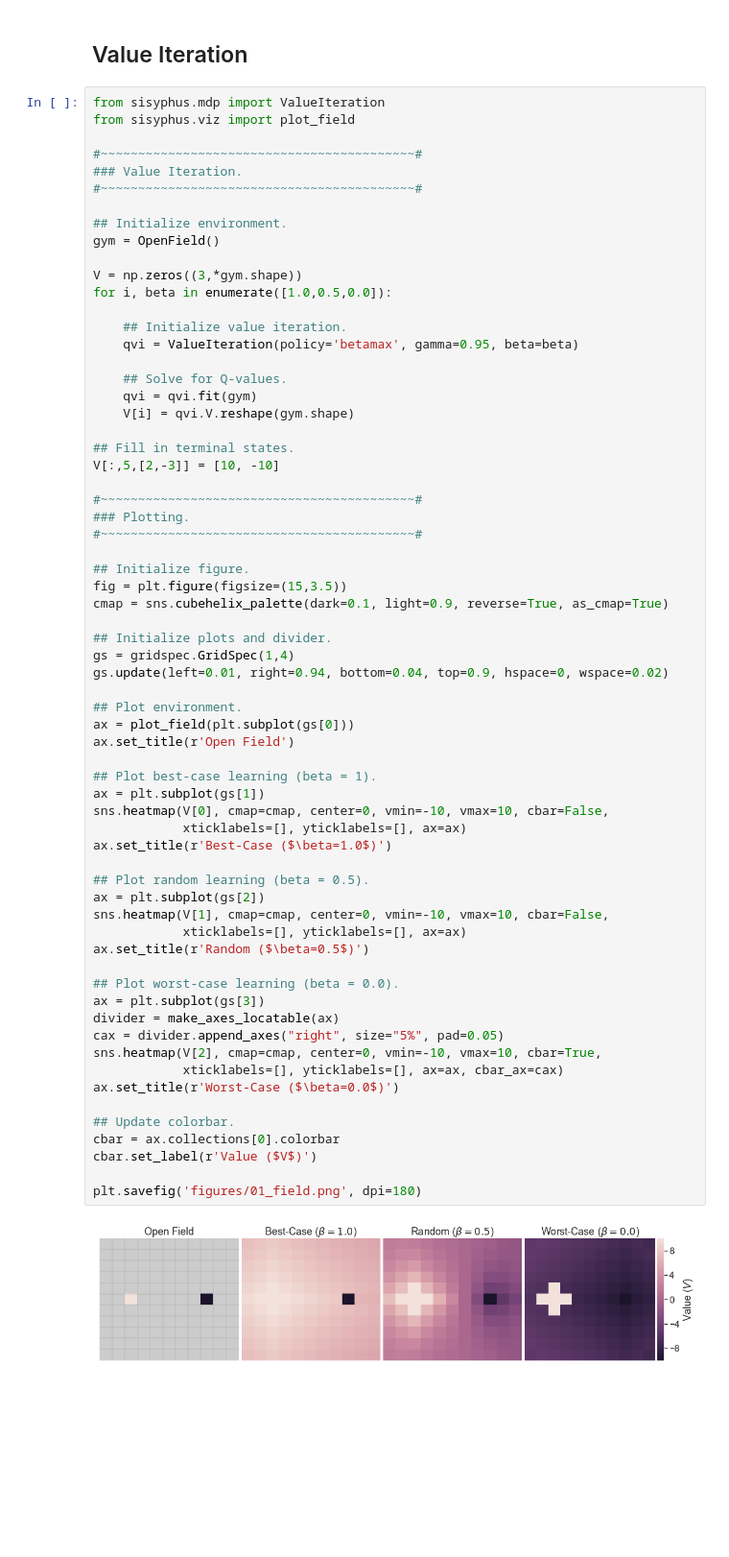
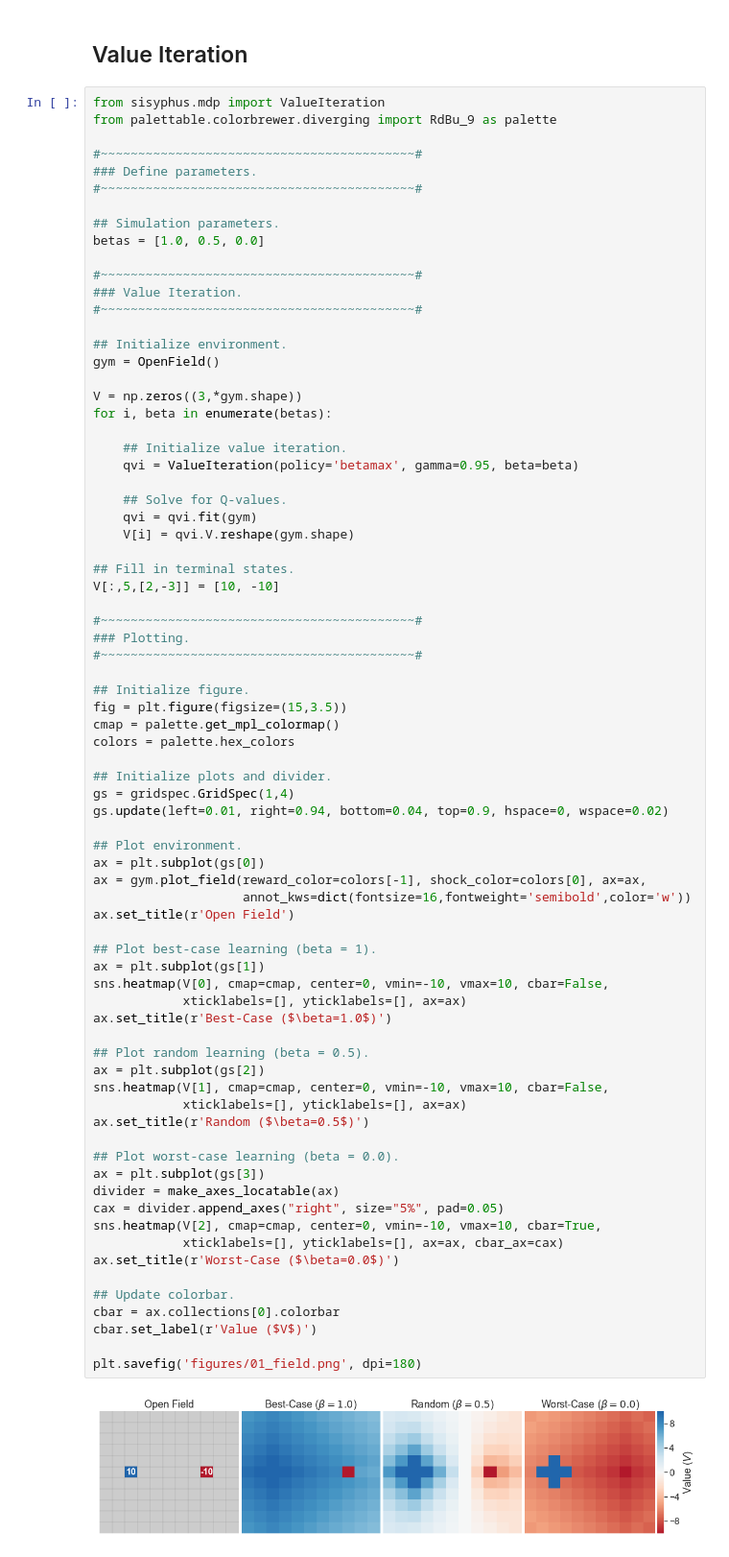
Before and after one commit to ndawlab/seqanx, a Jupyter notebook: 01_OpenField.ipynb, the cells around one changed output. Shown: that part at 96% size. Cells and saved outputs as stored; diff of their text form; blank space fills up the shorter version.

Commit message:
overhaul of figures. need to finish few more

```diff
--- a/01_OpenField.ipynb
+++ b/01_OpenField.ipynb
@@ -14,7 +14,14 @@ sns.set_context('notebook', font_scale=1.5)
 ## Value Iteration
 # %%
 from sisyphus.mdp import ValueIteration
-from sisyphus.viz import plot_field
+from palettable.colorbrewer.diverging import RdBu_9 as palette
+
+#~~~~~~~~~~~~~~~~~~~~~~~~~~~~~~~~~~~~~~~~~~#
+### Define parameters.
+#~~~~~~~~~~~~~~~~~~~~~~~~~~~~~~~~~~~~~~~~~~#
+
+## Simulation parameters.
+betas = [1.0, 0.5, 0.0]
 
 #~~~~~~~~~~~~~~~~~~~~~~~~~~~~~~~~~~~~~~~~~~#
 ### Value Iteration.
@@ -24,7 +31,7 @@ from sisyphus.viz import plot_field
 gym = OpenField()
 
 V = np.zeros((3,*gym.shape))
-for i, beta in enumerate([1.0,0.5,0.0]):
+for i, beta in enumerate(betas):
 
     ## Initialize value iteration.
     qvi = ValueIteration(policy='betamax', gamma=0.95, beta=beta)
@@ -42,40 +49,43 @@ V[:,5,[2,-3]] = [10, -10]
 
 ## Initialize figure.
 fig = plt.figure(figsize=(15,3.5))
-cmap = sns.cubehelix_palette(dark=0.1, light=0.9, reverse=True, as_cmap=True)
+cmap = palette.get_mpl_colormap()
+colors = palette.hex_colors
 
 ## Initialize plots and divider.
 gs = gridspec.GridSpec(1,4)
 gs.update(left=0.01, right=0.94, bottom=0.04, top=0.9, hspace=0, wspace=0.02)
 
 ## Plot environment.
-ax = plot_field(plt.subplot(gs[0]))
+ax = plt.subplot(gs[0])
+ax = gym.plot_field(reward_color=colors[-1], shock_color=colors[0], ax=ax,
+                    annot_kws=dict(fontsize=16,fontweight='semibold',color='w'))
 ax.set_title(r'Open Field')
 
 ## Plot best-case learning (beta = 1).
 ax = plt.subplot(gs[1])
 sns.heatmap(V[0], cmap=cmap, center=0, vmin=-10, vmax=10, cbar=False,
             xticklabels=[], yticklabels=[], ax=ax)
 ax.set_title(r'Best-Case ($\beta=1.0$)')
 
 ## Plot random learning (beta = 0.5).
 ax = plt.subplot(gs[2])
 sns.heatmap(V[1], cmap=cmap, center=0, vmin=-10, vmax=10, cbar=False,
             xticklabels=[], yticklabels=[], ax=ax)
 ax.set_title(r'Random ($\beta=0.5$)')
 
 ## Plot worst-case learning (beta = 0.0).
 ax = plt.subplot(gs[3])
 divider = make_axes_locatable(ax)
 cax = divider.append_axes("right", size="5%", pad=0.05)
 sns.heatmap(V[2], cmap=cmap, center=0, vmin=-10, vmax=10, cbar=True,
             xticklabels=[], yticklabels=[], ax=ax, cbar_ax=cax)
 ax.set_title(r'Worst-Case ($\beta=0.0$)')
 
 ## Update colorbar.
 cbar = ax.collections[0].colorbar
 cbar.set_label(r'Value ($V$)')
 
 plt.savefig('figures/01_field.png', dpi=180)
 # %% [output]
-[figure, old version]
+[figure, new version]
```
Also changed, not shown: 21 other files.
